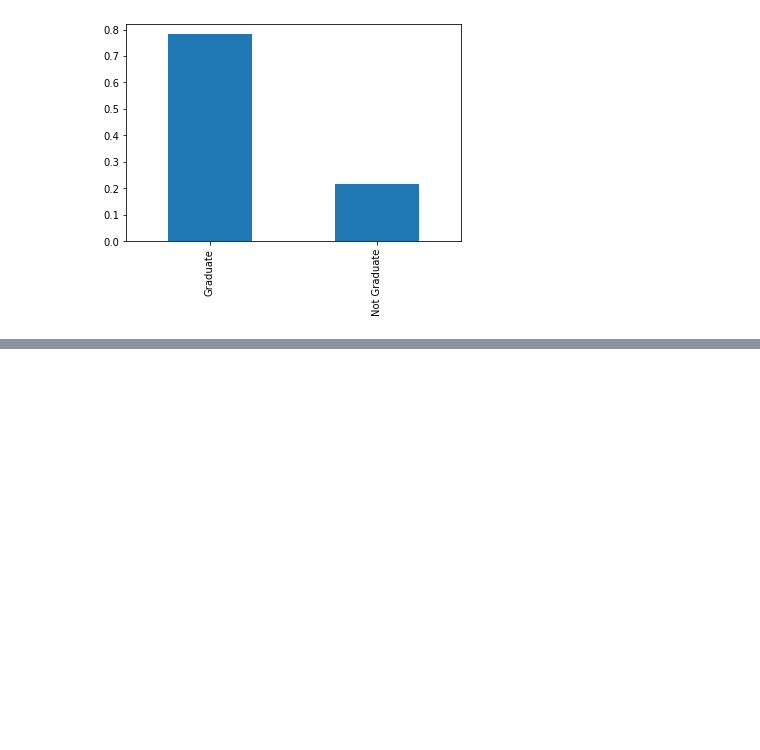
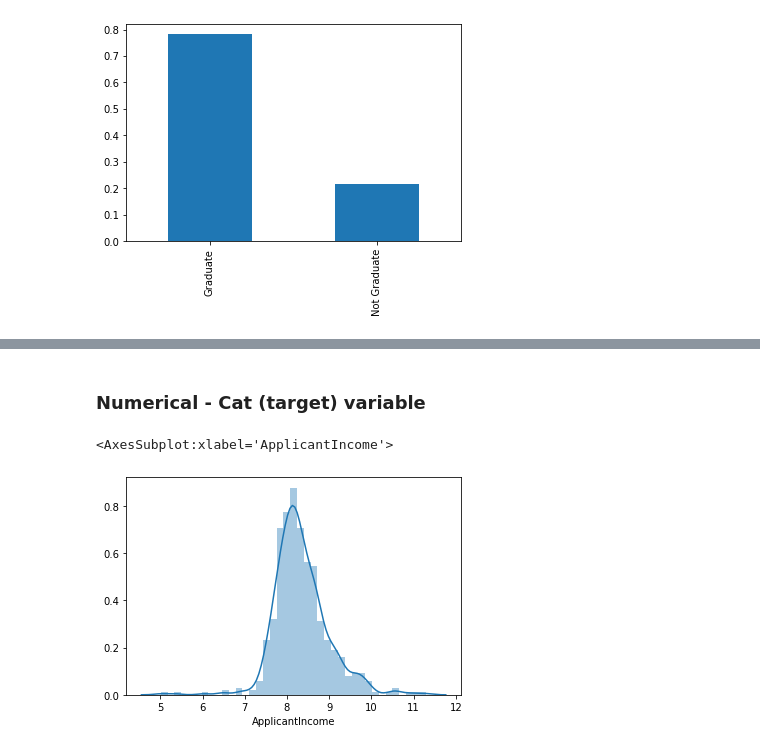
Before and after one commit to Keerthivasan-A/learning, a Jupyter notebook: Loan Prediction.ipynb, the cells around one changed output, grey strips where cells are left out. Cells and saved outputs as stored; diff of their text form; code cells hidden in the pictures; blank space fills up the shorter version.

```diff
--- a/Loan Prediction.ipynb
+++ b/Loan Prediction.ipynb
@@ -128,0 +187,2 @@ Name: Education, dtype: float64
+# %% [markdown]
+### Numerical - Cat (target) variable
@@ -128,0 +192,5 @@ Name: Education, dtype: float64
+# %%
+sns.distplot(np.log(train['ApplicantIncome']))
+# %% [output]
+<AxesSubplot:xlabel='ApplicantIncome'>
+[figure, added]
```
Also changed, not shown: parts of 7 cells of this notebook.
